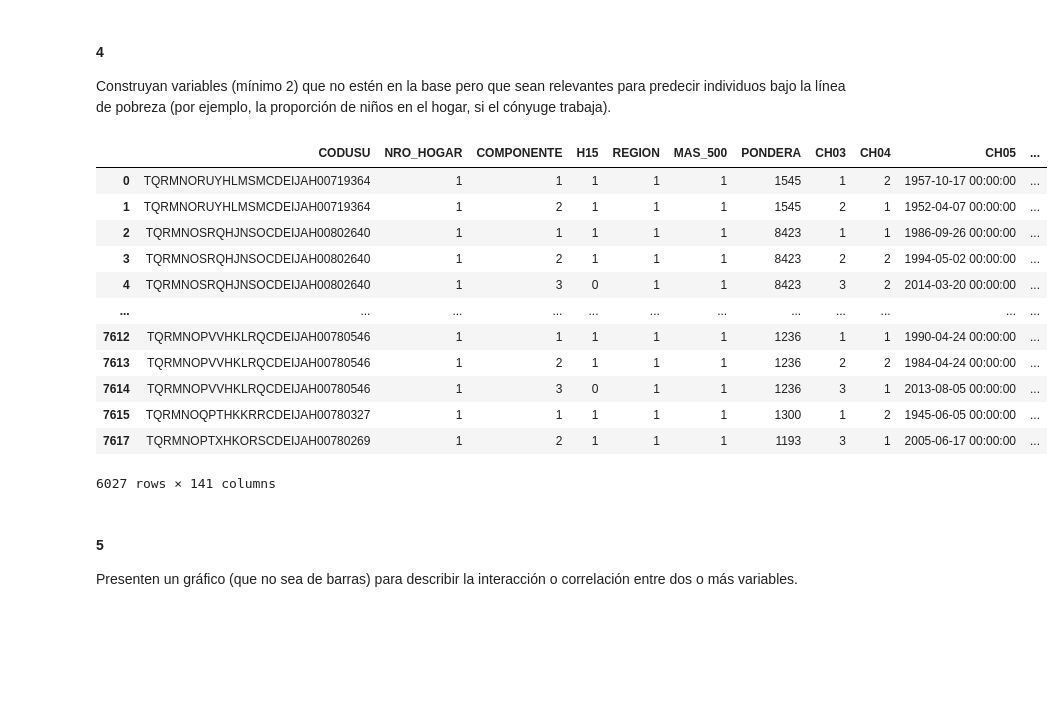
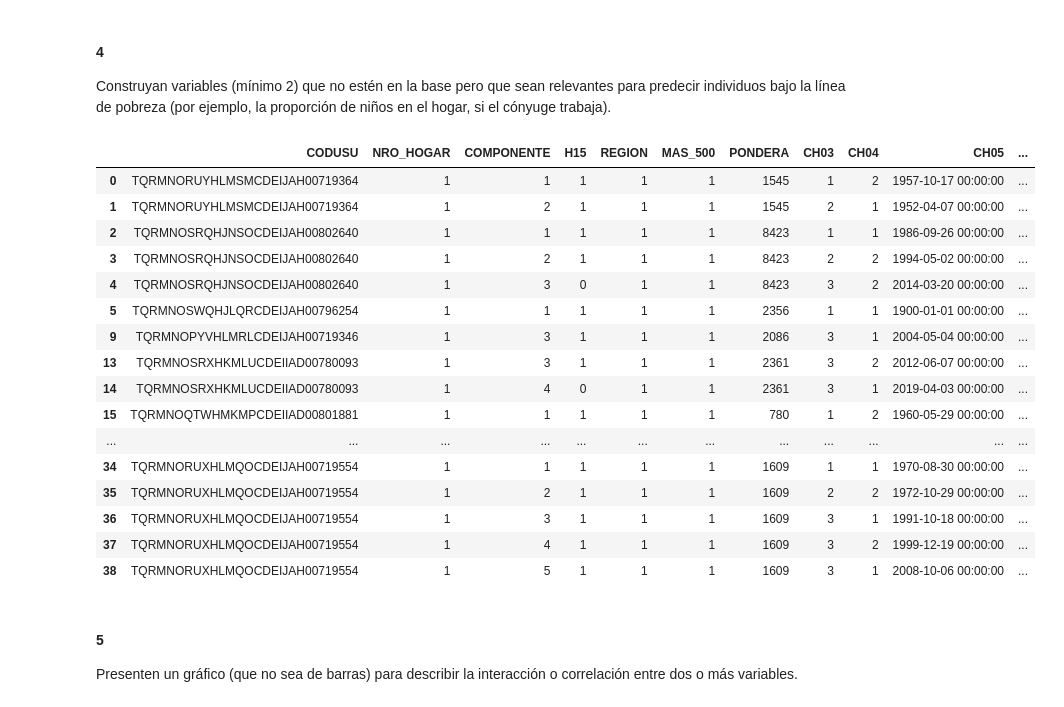
Before and after one commit to TheAtu/TP4, a Jupyter notebook: TP4_final.ipynb, the cells around one changed output. Drawn from its saved outputs; the diff is of its cells as text; code cells hidden in the pictures; blank space fills up the shorter version.

```diff
--- a/TP4_final.ipynb
+++ b/TP4_final.ipynb
@@ -30,7 +31,10 @@ output = './output/'
 
 ## Input Data Bases ##
 EPH_hogar = 'EPH_usu_hogar_T123.xlsx'
+EPH_hog_dir = os.path.join(input, EPH_hogar)
+
 EPH_individual = 'EPH_usu_individual_T123.xlsx'
+EPH_indiv_dir = os.path.join(input, EPH_individual)
 
 ## Intermediary Ouput Databases ##
 EPH_AMBA_raw_dir = os.path.join(output, 'EPH_AMBA_raw.xlsx')
@@ -41,6 +45,7 @@ norespondieron_dir = os.path.join(output, 'NoRespondieron.xlsx')
 
 ## Output Imagenes ##
 corr_map_dir = os.path.join(output, 'mapa_de_correlaciones.png')
+box_plot_outliers_dir = os.path.join(output, 'box_plot_outliers.png')
 # %% [markdown]
 ## Parte 1 - Análisis de la base de hogares y cálculo de pobreza.
   Ahora que ya se han familiarizado con la Encuesta Permanente de Hogares (EPH), asegúrense de estar calculando niveles de pobreza a nivel individual y a nivel de hogar similares a los que calcula el INDEC para la misma región. Además, asegúrense de estar realizando una limpieza de la base con mayor dedicación y entendimiento de sus variables.
@@ -146,6 +138,9 @@ IDECIFR_H and IDECIFR_I have different values, so we kept both
 df_EPH_AMBA.drop(columns=[col + '_I' for col in columns_different], inplace=True)
 df_EPH_AMBA.rename(columns={col + '_H': col for col in columns_different}, inplace=True)
 
+# Dado que estas columnas son constantes en toda la base de datos y no aportan información tambien las eliminamos
+df_EPH_AMBA.drop(columns=['ANO4', 'TRIMESTRE', 'AGLOMERADO'], inplace=True)
+
 df_EPH_AMBA.to_excel(EPH_AMBA_raw_dir, index=False)
 
 print(f'DataFrame saved to {EPH_AMBA_raw_dir}')
@@ -304,6 +298,3 @@ Se eliminaron 0 outliers de 6020 observaciones
-# %%
-columns_to_drop = ['ANO4', 'TRIMESTRE', 'AGLOMERADO']
-df_EPH_AMBA_clean = df_EPH_AMBA_clean.drop(columns_to_drop, axis=1)
 # %% [markdown]
 #### 4
  Construyan variables (mínimo 2) que no estén en la base pero que sean relevantes para predecir individuos bajo la línea de pobreza (por ejemplo, la proporción de niños en el hogar, si el cónyuge trabaja).
@@ -339,22 +330,27 @@ df_EPH_AMBA_clean['HACINAMIENTO'] = np.where(df_EPH_AMBA_clean['HABITANTES_P_H']
 df_EPH_AMBA_clean['ACCESO_FINANCIERO'] = 1 if any(df_EPH_AMBA_clean[['V10', 'V15', 'V16']].eq(1).any(axis=1)) else 0
 # %%
 # Mostrar el DataFrame resultante
-with pd.option_context('display.max_columns', None,'display.max_rows',20):
-  display(df_EPH_AMBA_clean)
+rows = 30
+with pd.option_context('display.max_columns', None,'display.max_rows',rows):
+  display(df_EPH_AMBA_clean.head(rows))
 # %% [output]
 |  | CODUSU | NRO_HOGAR | COMPONENTE | H15 | REGION | MAS_500 | PONDERA | CH03 | CH04 | CH05 | ... |
 | 0 | TQRMNORUYHLMSMCDEIJAH00719364 | 1 | 1 | 1 | 1 | 1 | 1545 | 1 | 2 | 1957-10-17 00:00:00 | ... |
 | 1 | TQRMNORUYHLMSMCDEIJAH00719364 | 1 | 2 | 1 | 1 | 1 | 1545 | 2 | 1 | 1952-04-07 00:00:00 | ... |
 | 2 | TQRMNOSRQHJNSOCDEIJAH00802640 | 1 | 1 | 1 | 1 | 1 | 8423 | 1 | 1 | 1986-09-26 00:00:00 | ... |
 | 3 | TQRMNOSRQHJNSOCDEIJAH00802640 | 1 | 2 | 1 | 1 | 1 | 8423 | 2 | 2 | 1994-05-02 00:00:00 | ... |
 | 4 | TQRMNOSRQHJNSOCDEIJAH00802640 | 1 | 3 | 0 | 1 | 1 | 8423 | 3 | 2 | 2014-03-20 00:00:00 | ... |
+| 5 | TQRMNOSWQHJLQRCDEIJAH00796254 | 1 | 1 | 1 | 1 | 1 | 2356 | 1 | 1 | 1900-01-01 00:00:00 | ... |
+| 9 | TQRMNOPYVHLMRLCDEIJAH00719346 | 1 | 3 | 1 | 1 | 1 | 2086 | 3 | 1 | 2004-05-04 00:00:00 | ... |
+| 13 | TQRMNOSRXHKMLUCDEIIAD00780093 | 1 | 3 | 1 | 1 | 1 | 2361 | 3 | 2 | 2012-06-07 00:00:00 | ... |
+| 14 | TQRMNOSRXHKMLUCDEIIAD00780093 | 1 | 4 | 0 | 1 | 1 | 2361 | 3 | 1 | 2019-04-03 00:00:00 | ... |
+| 15 | TQRMNOQTWHMKMPCDEIIAD00801881 | 1 | 1 | 1 | 1 | 1 | 780 | 1 | 2 | 1960-05-29 00:00:00 | ... |
 | ... | ... | ... | ... | ... | ... | ... | ... | ... | ... | ... | ... |
-| 7612 | TQRMNOPVVHKLRQCDEIJAH00780546 | 1 | 1 | 1 | 1 | 1 | 1236 | 1 | 1 | 1990-04-24 00:00:00 | ... |
-| 7613 | TQRMNOPVVHKLRQCDEIJAH00780546 | 1 | 2 | 1 | 1 | 1 | 1236 | 2 | 2 | 1984-04-24 00:00:00 | ... |
-| 7614 | TQRMNOPVVHKLRQCDEIJAH00780546 | 1 | 3 | 0 | 1 | 1 | 1236 | 3 | 1 | 2013-08-05 00:00:00 | ... |
-| 7615 | TQRMNOQPTHKKRRCDEIJAH00780327 | 1 | 1 | 1 | 1 | 1 | 1300 | 1 | 2 | 1945-06-05 00:00:00 | ... |
-| 7617 | TQRMNOPTXHKORSCDEIJAH00780269 | 1 | 2 | 1 | 1 | 1 | 1193 | 3 | 1 | 2005-06-17 00:00:00 | ... |
+| 34 | TQRMNORUXHLMQOCDEIJAH00719554 | 1 | 1 | 1 | 1 | 1 | 1609 | 1 | 1 | 1970-08-30 00:00:00 | ... |
+| 35 | TQRMNORUXHLMQOCDEIJAH00719554 | 1 | 2 | 1 | 1 | 1 | 1609 | 2 | 2 | 1972-10-29 00:00:00 | ... |
+| 36 | TQRMNORUXHLMQOCDEIJAH00719554 | 1 | 3 | 1 | 1 | 1 | 1609 | 3 | 1 | 1991-10-18 00:00:00 | ... |
+| 37 | TQRMNORUXHLMQOCDEIJAH00719554 | 1 | 4 | 1 | 1 | 1 | 1609 | 3 | 2 | 1999-12-19 00:00:00 | ... |
+| 38 | TQRMNORUXHLMQOCDEIJAH00719554 | 1 | 5 | 1 | 1 | 1 | 1609 | 3 | 1 | 2008-10-06 00:00:00 | ... |
-6027 rows × 141 columns
 # %% [markdown]
 #### 5
  Presenten un gráfico (que no sea de barras) para describir la interacción
```
Also changed, not shown: parts of 17 cells of this notebook, 6 other files.
